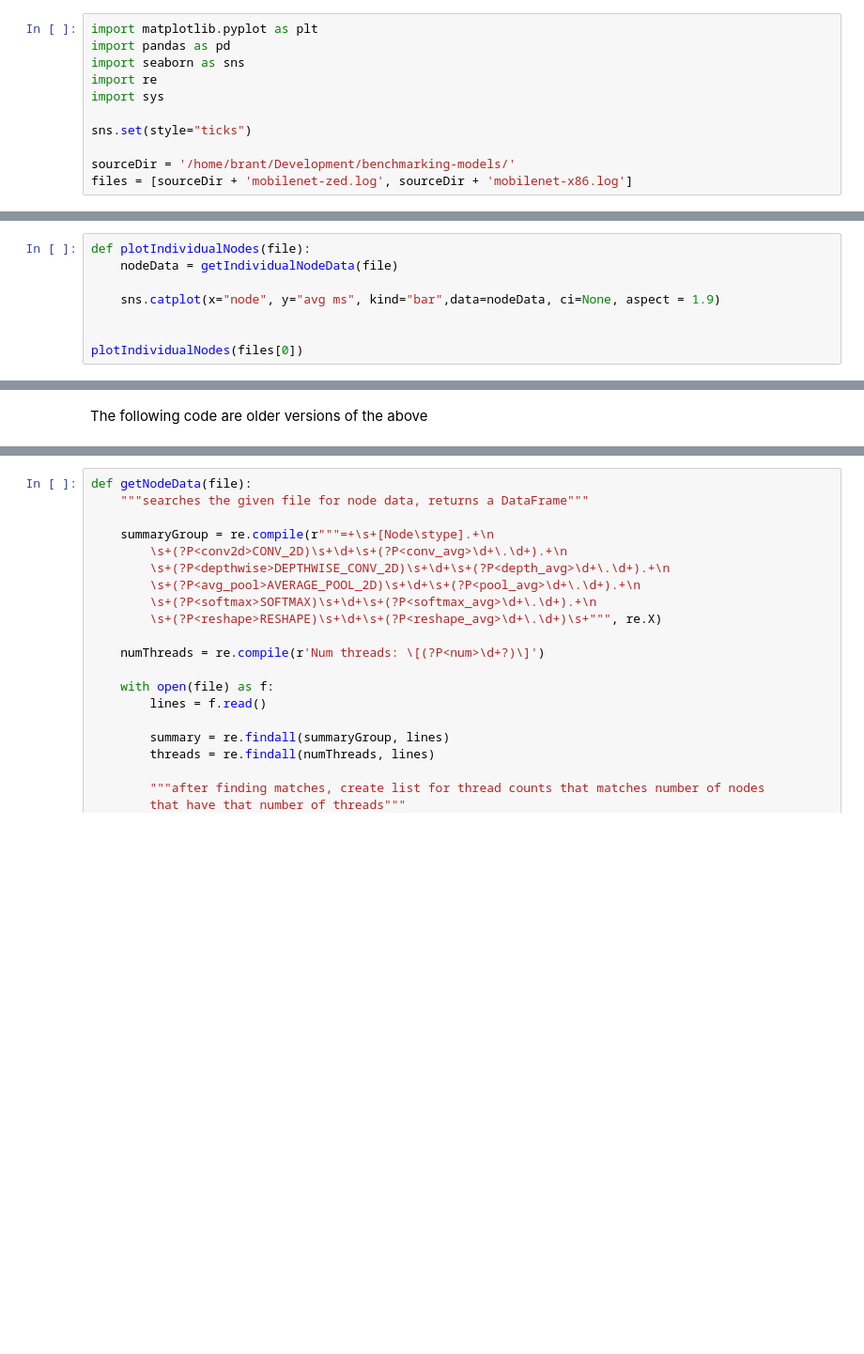
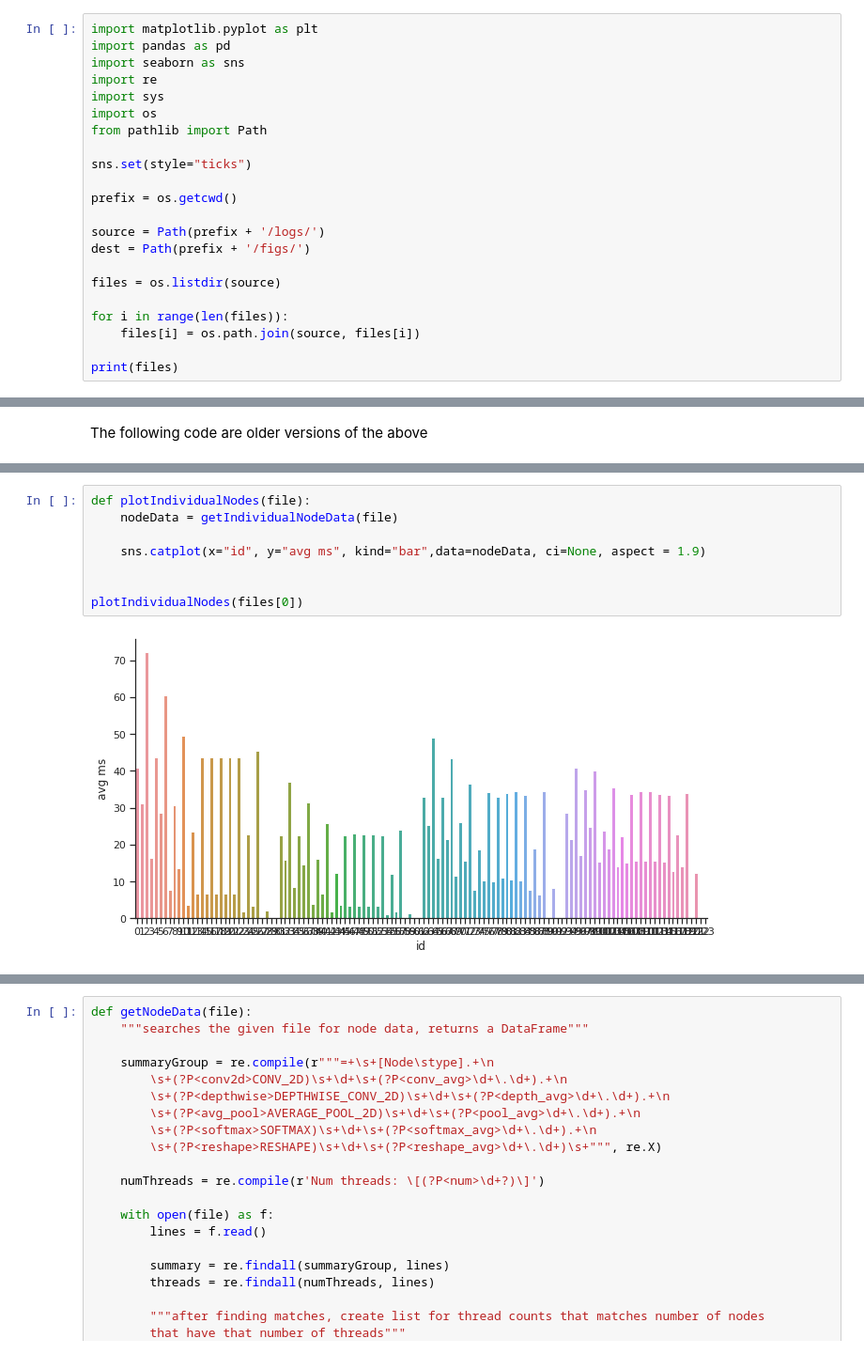
Before and after one commit to tflite-soc/benchmarking-models, a Jupyter notebook: plot_data.ipynb, the cells around one changed output, grey strips where cells are left out. Shown: that part at 94% size. Saved outputs shown, nothing was run; the diff lists cells and outputs as text; blank space fills up the shorter version.

```diff
--- a/plot_data.ipynb
+++ b/plot_data.ipynb
@@ -4,8 +4,19 @@ import pandas as pd
 import seaborn as sns
 import re
 import sys
+import os
+from pathlib import Path
 
 sns.set(style="ticks")
 
-sourceDir = '/home/brant/Development/benchmarking-models/'
-files = [sourceDir + 'mobilenet-zed.log', sourceDir + 'mobilenet-x86.log']
+prefix = os.getcwd()
+
+source = Path(prefix + '/logs/')
+dest = Path(prefix + '/figs/')
+
+files = os.listdir(source)
+
+for i in range(len(files)):
+    files[i] = os.path.join(source, files[i])
+
+print(files)
@@ -172,8 +169,0 @@ getIndividualNodeData(files[0])
-# %%
-def plotIndividualNodes(file):
-    nodeData = getIndividualNodeData(file)
-
-    sns.catplot(x="node", y="avg ms", kind="bar",data=nodeData, ci=None, aspect = 1.9)
-
-
-plotIndividualNodes(files[0])
@@ -195,3 +255,13 @@ The following code are older versions of the above
+# %%
+def plotIndividualNodes(file):
+    nodeData = getIndividualNodeData(file)
+
+    sns.catplot(x="id", y="avg ms", kind="bar",data=nodeData, ci=None, aspect = 1.9)
+
+
+plotIndividualNodes(files[0])
+# %% [output]
+[figure, added]
 # %%
 def getThreadDataFromFiles(files):
     """creates regular expressions to find the different quantities of threads used and their associated
```
Also changed, not shown: parts of 9 cells of this notebook.
